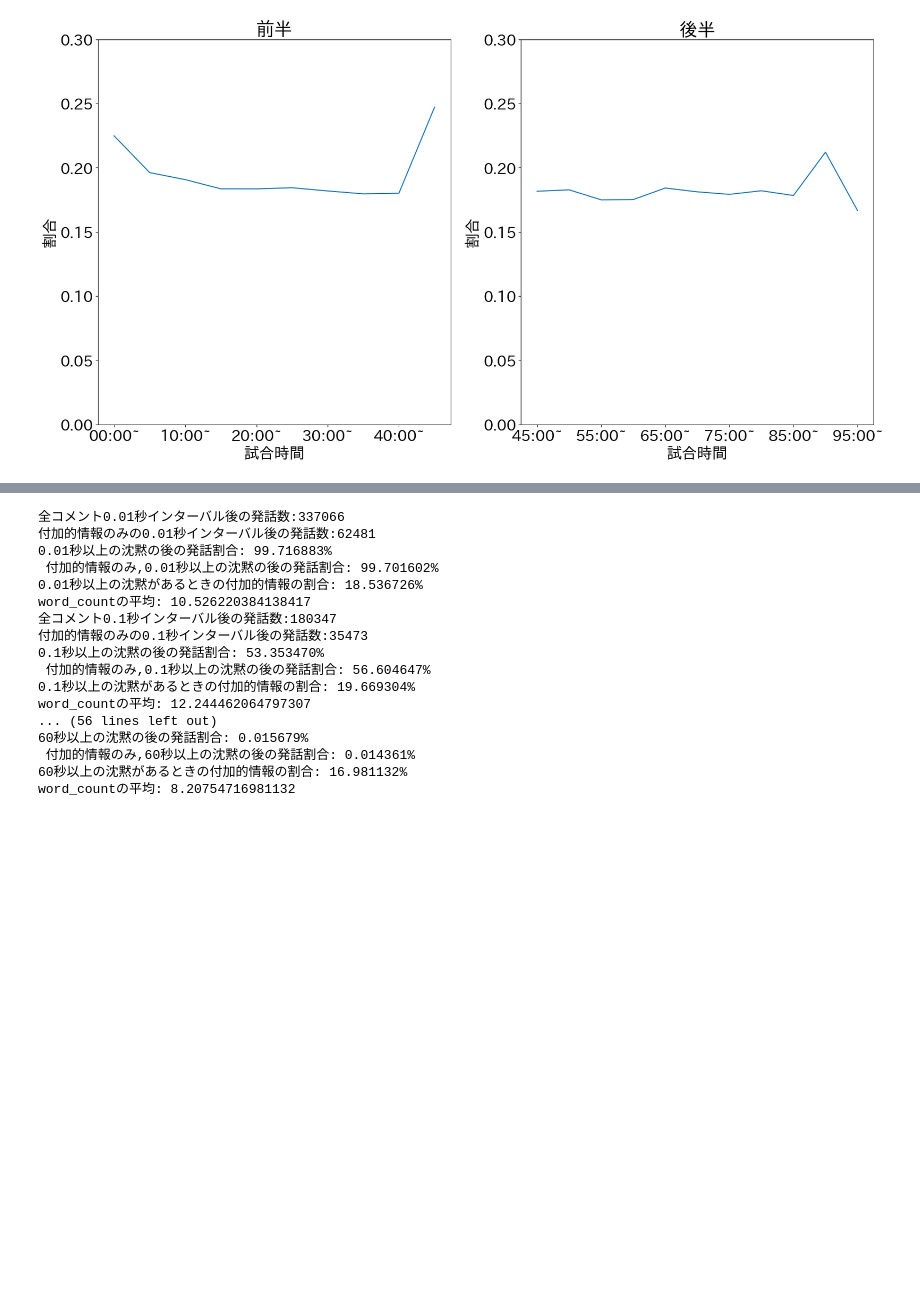
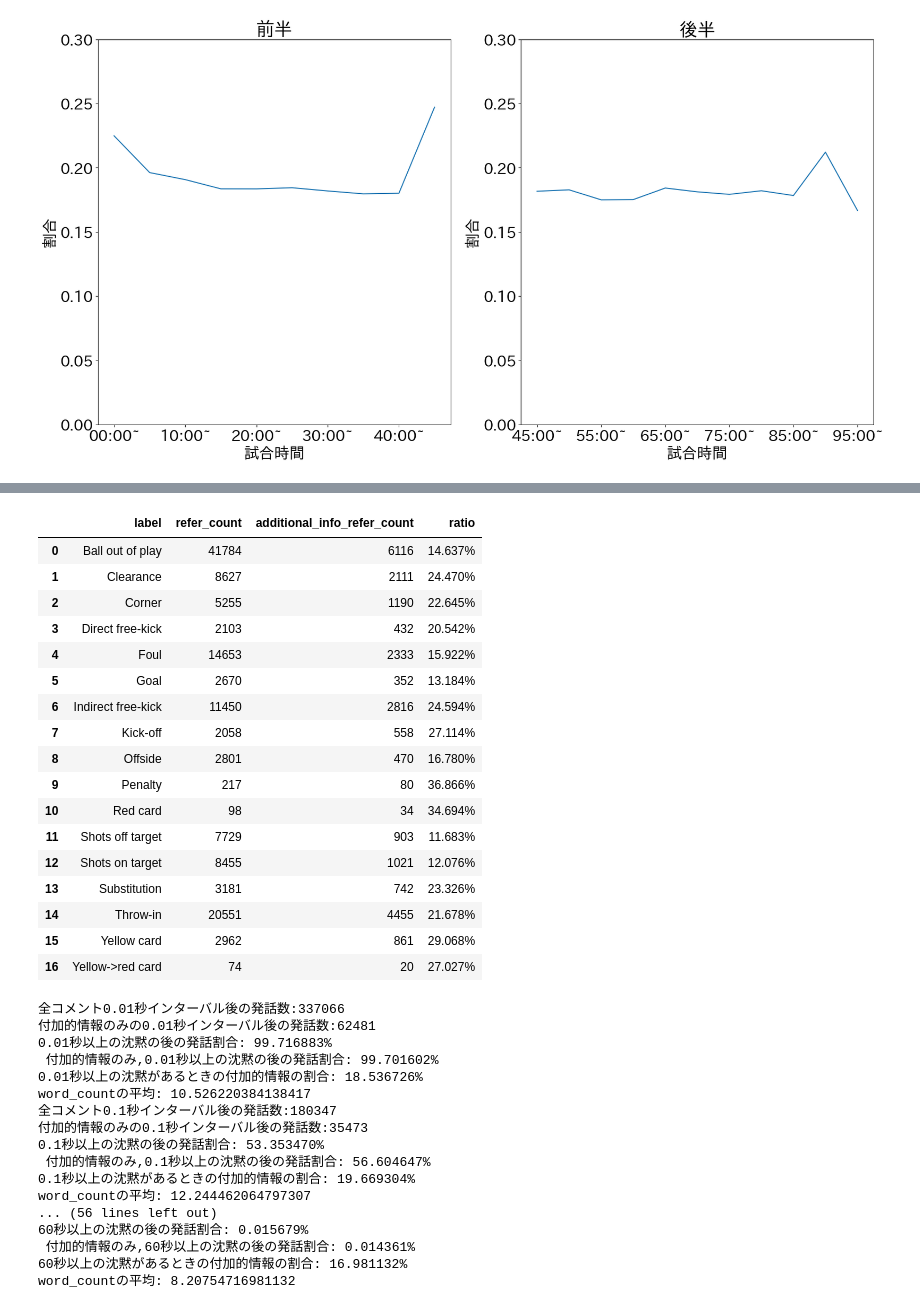
Before and after one commit to zaemon1251-hesty/soccer-bg-script, a Jupyter notebook: notebook/explore_scbi-v2.ipynb, the cells around one changed output, grey strips where cells are left out. Saved outputs shown, nothing was run; the diff lists cells and outputs as text; code cells hidden in the pictures; blank space fills up the shorter version.

```diff
--- a/notebook/explore_scbi-v2.ipynb
+++ b/notebook/explore_scbi-v2.ipynb
@@ -410,3 +492,24 @@ Processing Red card
+# %%
+label_ratio_around_event(scbi_df, spotting_df, 10, 0)
+# %% [output]
+|  | label | refer_count | additional_info_refer_count | ratio |
+| 0 | Ball out of play | 41784 | 6116 | 14.637% |
+| 1 | Clearance | 8627 | 2111 | 24.470% |
+| 2 | Corner | 5255 | 1190 | 22.645% |
+| 3 | Direct free-kick | 2103 | 432 | 20.542% |
+| 4 | Foul | 14653 | 2333 | 15.922% |
+| 5 | Goal | 2670 | 352 | 13.184% |
+| 6 | Indirect free-kick | 11450 | 2816 | 24.594% |
+| 7 | Kick-off | 2058 | 558 | 27.114% |
+| 8 | Offside | 2801 | 470 | 16.780% |
+| 9 | Penalty | 217 | 80 | 36.866% |
+| 10 | Red card | 98 | 34 | 34.694% |
+| 11 | Shots off target | 7729 | 903 | 11.683% |
+| 12 | Shots on target | 8455 | 1021 | 12.076% |
+| 13 | Substitution | 3181 | 742 | 23.326% |
+| 14 | Throw-in | 20551 | 4455 | 21.678% |
+| 15 | Yellow card | 2962 | 861 | 29.068% |
+| 16 | Yellow->red card | 74 | 20 | 27.027% |
 # %%
 # 増加タイミングの分析3
 # 沈黙時間とラベルの割合の関係
```
Also changed, not shown: parts of 23 cells of this notebook, 12 other files.
